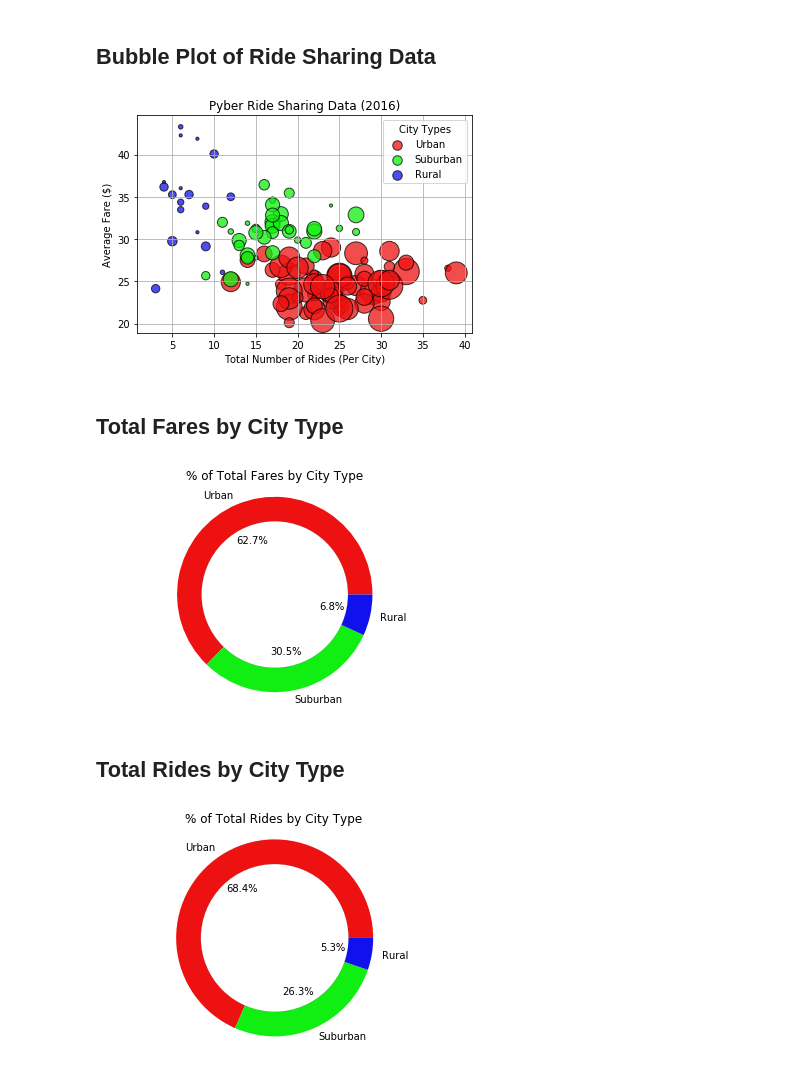
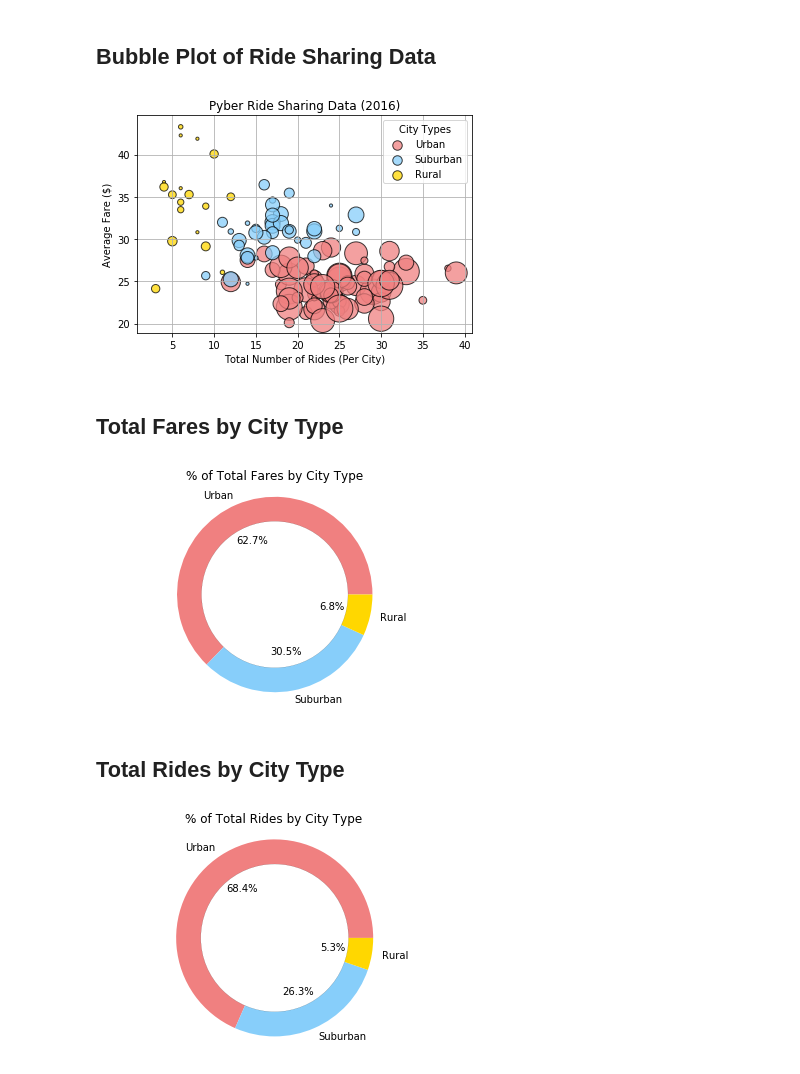
Before and after one commit to SRSeaver/Pyber, a Jupyter notebook: pyber_starter.ipynb, the cells around one changed output. Drawn from its saved outputs; the diff is of its cells as text; code cells hidden in the pictures.

Commit message:
Color change

```diff
--- a/pyber_starter.ipynb
+++ b/pyber_starter.ipynb
@@ -45,40 +45,40 @@ def create_city_dataframe(list_of_types):
 city_dataframes = create_city_dataframe(types_of_cities)
 
 # List of colors to use for the scatterplot
-colors = ["#EE1111", "#11EE11", "#1111EE"]
+colors = ["lightcoral", "lightskyblue", "gold"]
 
 
 # Calculate fares (y-axis), total rides (x-axis) and drivers (marker size) for each city
 for i in np.arange(len(city_dataframes)):
     # print(city_dataframes[i])
     fares = city_dataframes[i].groupby(["city"]).mean()["fare"]
     # print(fares)
     total_rides = city_dataframes[i].groupby(["city"]).count()["ride_id"]
     # print(total_rides)
     drivers = city_dataframes[i].groupby(["city"]).mean()["driver_count"]
     # print(drivers)
 
     # Create scatter plots for each type of city
     plt.scatter(total_rides, fares, marker="o", facecolor=colors[i], edgecolor="black",
                s=drivers * 10, alpha=0.75, label=types_of_cities[i])
 
 
 # Incorporate the other graph properties
 plt.grid()
 plt.title("Pyber Ride Sharing Data (2016)")
 plt.ylabel("Average Fare ($)")
 plt.xlabel("Total Number of Rides (Per City)")
 legend = plt.legend(title=("City Types"))
 
 for i in np.arange(len(types_of_cities)):
     legend.legendHandles[i]._sizes = [90]
 
 # Incorporate a text label regarding circle size
 
 # Save Figure
 plt.savefig("Images/fares_and_rides_by_city.png")
 # %% [output]
-[figure, old version]
+[figure, new version]
 # %% [markdown]
 ## Total Fares by City Type
 # %%
@@ -103,7 +103,7 @@ plt.title("% of Total Fares by City Type")
 # Save Figure
 plt.savefig("Images/percent_of_fares.png")
 # %% [output]
-[figure, old version]
+[figure, new version]
 # %% [markdown]
 ## Total Rides by City Type
 # %%
@@ -125,7 +125,7 @@ plt.title("% of Total Rides by City Type")
 # Save Figure
 plt.savefig("Images/rides_by_city_type.png")
 # %% [output]
-[figure, old version]
+[figure, new version]
 # %%
 # Calculate Driver Percents
 drivers = data.groupby(["type"])["driver_count"].count().sort_values(ascending=False)
```
Also changed, not shown: parts of 1 cell of this notebook, 4 other files.
